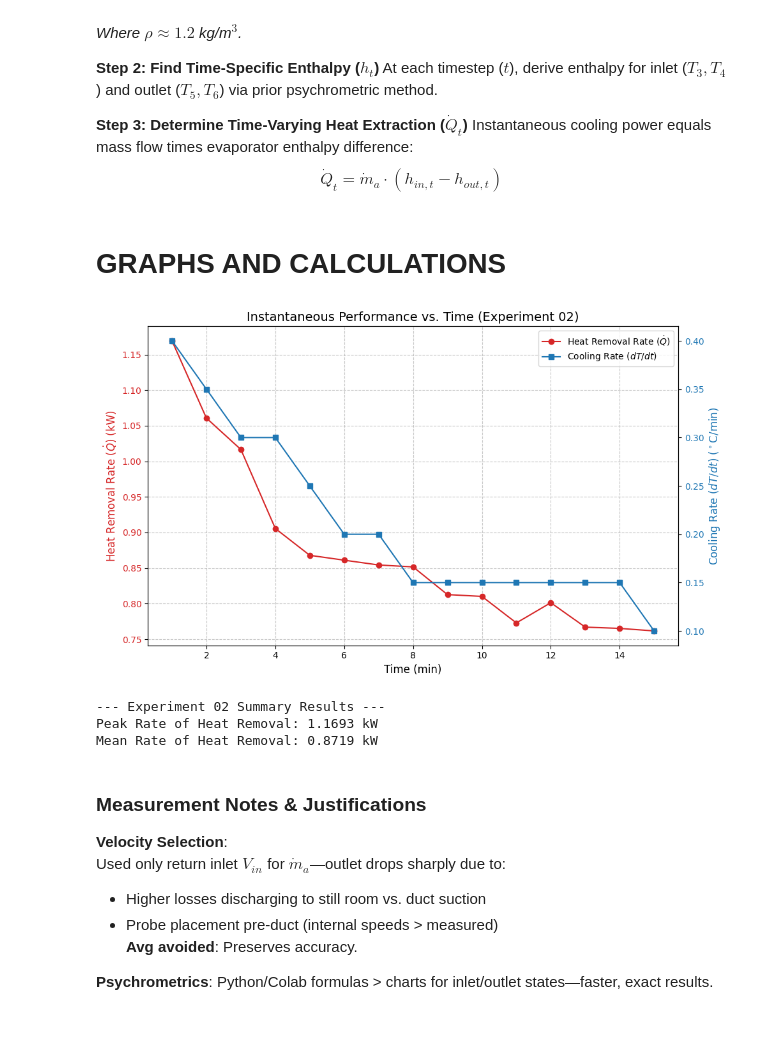
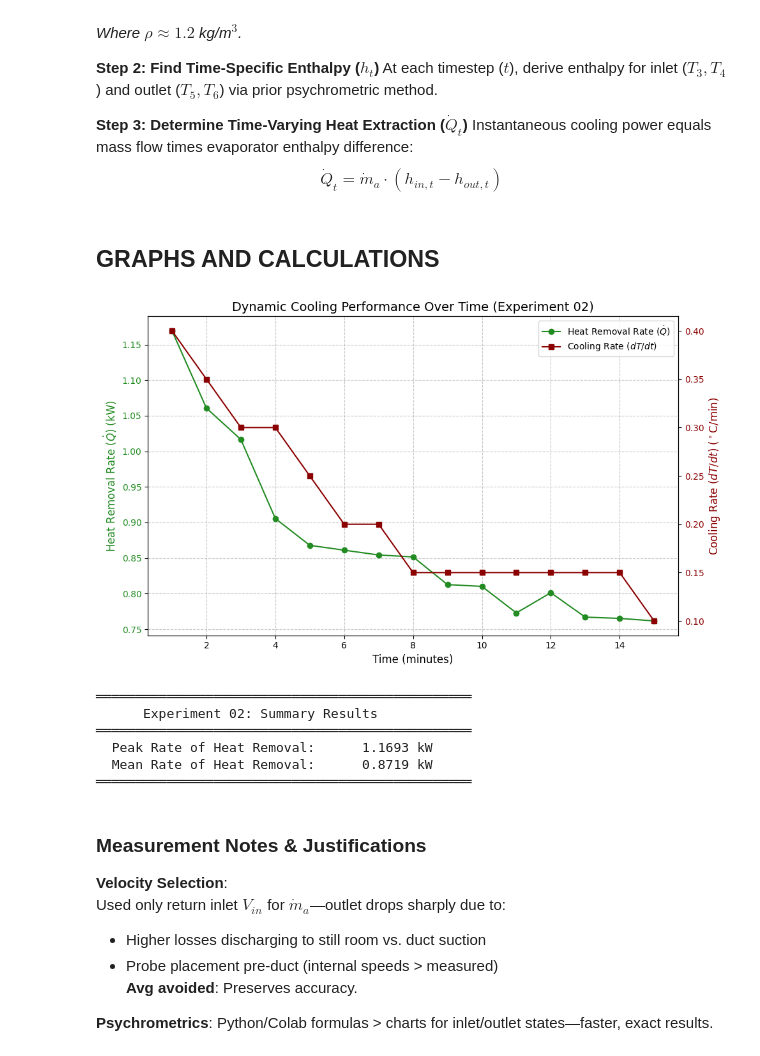
Before and after one commit to tharindu33333/ME421-Mechanical-Systems-Lab-A2, a Jupyter notebook: Heat Transfer/E_20_103_Heat_Transfer.ipynb, the cells around one changed output. Saved outputs shown, nothing was run; the diff lists cells and outputs as text; code cells hidden in the pictures; blank space fills up the shorter version.

```diff
--- a/Heat Transfer/E_20_103_Heat_Transfer.ipynb
+++ b/Heat Transfer/E_20_103_Heat_Transfer.ipynb
@@ -415,7 +438,7 @@ At each timestep ($t$), derive enthalpy for inlet ($T_3, T_4$) and outlet ($T_5,
 Instantaneous cooling power equals mass flow times evaporator enthalpy difference:
 $$\dot{Q}_t = \dot{m}_a \cdot (h_{in,t} - h_{out,t})$$
 # %% [markdown]
-# GRAPHS AND CALCULATIONS
+## GRAPHS AND CALCULATIONS
 # %%
 import numpy as np
 import pandas as pd
@@ -446,54 +469,60 @@ def calc_enthalpy(db, wb):
     # Enthalpy (kJ/kg)
     h = 1.006 * db + w * (2501 + 1.86 * db)
     return h
 
 # 3. Calculations
 h_in = np.array([calc_enthalpy(db, wb) for db, wb in zip(t3, t4)])
 h_out = np.array([calc_enthalpy(db, wb) for db, wb in zip(t5, t6)])
 
 # Heat removal rate (kW)
 q_dot = m_dot * (h_in - h_out)
 
 # Rate of cooling (degC / min)
 dt_dt = -np.gradient(t3, time) # Negative gradient for falling temperature
 
 # 4. Plotting
 fig, ax1 = plt.subplots(figsize=(10, 6))
 
 # Plot Heat Removal Rate on Primary Axis
-ax1.set_xlabel('Time (min)', fontsize=12)
-ax1.set_ylabel('Heat Removal Rate ($\dot{Q}$) (kW)', color='tab:red', fontsize=12)
-line1, = ax1.plot(time, q_dot, color='tab:red', marker='o', label='Heat Removal Rate ($\dot{Q}$)')
-ax1.tick_params(axis='y', labelcolor='tab:red')
+ax1.set_xlabel('Time (minutes)', fontsize=12)
+ax1.set_ylabel(r'Heat Removal Rate ($\dot{Q}$) (kW)', color='forestgreen', fontsize=12)
+line1, = ax1.plot(time, q_dot, color='forestgreen', marker='o', label=r'Heat Removal Rate ($\dot{Q}$)')
+ax1.tick_params(axis='y', labelcolor='forestgreen')
 ax1.grid(True, linestyle='--', alpha=0.7)
 
 # Create Secondary Axis for Cooling Rate
 ax2 = ax1.twinx()
-ax2.set_ylabel('Cooling Rate ($dT/dt$) ($^\circ$C/min)', color='tab:blue', fontsize=12)
-line2, = ax2.plot(time, dt_dt, color='tab:blue', marker='s', label='Cooling Rate ($dT/dt$)')
-ax2.tick_params(axis='y', labelcolor='tab:blue')
+ax2.set_ylabel(r'Cooling Rate ($dT/dt$) ($^\circ$C/min)', color='darkred', fontsize=12)
+line2, = ax2.plot(time, dt_dt, color='darkred', marker='s', label=r'Cooling Rate ($dT/dt$)')
+ax2.tick_params(axis='y', labelcolor='darkred')
 
-plt.title('Instantaneous Performance vs. Time (Experiment 02)', fontsize=14)
+plt.title('Dynamic Cooling Performance Over Time (Experiment 02)', fontsize=14)
 lines = [line1, line2]
 labels = [l.get_label() for l in lines]
 ax1.legend(lines, labels, loc='upper right')
 
 plt.tight_layout()
 plt.savefig('cooling_performance_plot.png')
 # %% [output]
-[figure, old version]
+[figure, new version]
 # %%
 # 5. Summary Statistics for Experiment 02
 peak_q_dot = np.max(q_dot)
 mean_q_dot = np.mean(q_dot)
 
-print(f"--- Experiment 02 Summary Results ---")
-print(f"Peak Rate of Heat Removal: {peak_q_dot:.4f} kW")
-print(f"Mean Rate of Heat Removal: {mean_q_dot:.4f} kW")
+print("════════════════════════════════════════════════")
+print("      Experiment 02: Summary Results           ")
+print("════════════════════════════════════════════════")
+print(f"  Peak Rate of Heat Removal: {peak_q_dot:11.4f} kW")
+print(f"  Mean Rate of Heat Removal: {mean_q_dot:11.4f} kW")
+print("════════════════════════════════════════════════")
 # %% [output]
---- Experiment 02 Summary Results ---
-Peak Rate of Heat Removal: 1.1693 kW
-Mean Rate of Heat Removal: 0.8719 kW
+════════════════════════════════════════════════
+      Experiment 02: Summary Results
+════════════════════════════════════════════════
+  Peak Rate of Heat Removal:      1.1693 kW
+  Mean Rate of Heat Removal:      0.8719 kW
+════════════════════════════════════════════════
 # %% [markdown]
 ### Measurement Notes & Justifications
 
```
Also changed, not shown: parts of 4 cells of this notebook.
